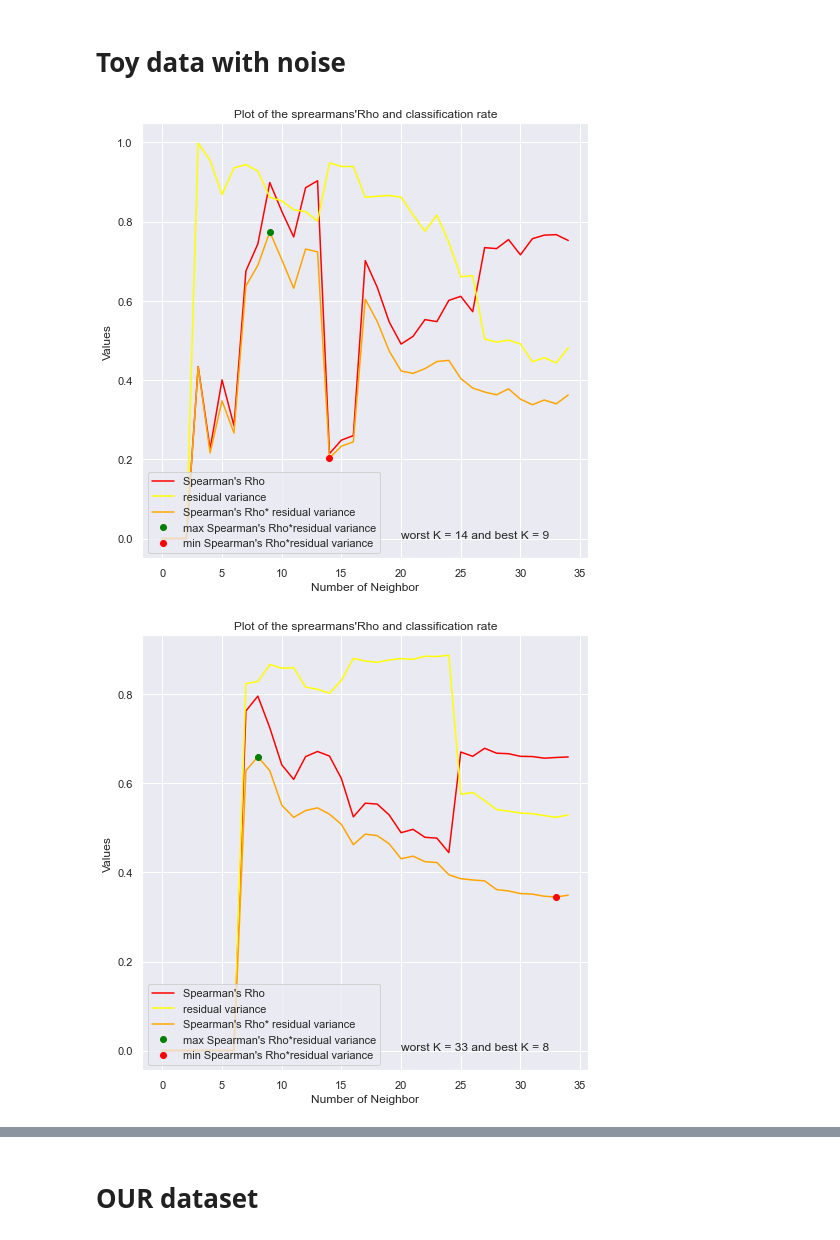
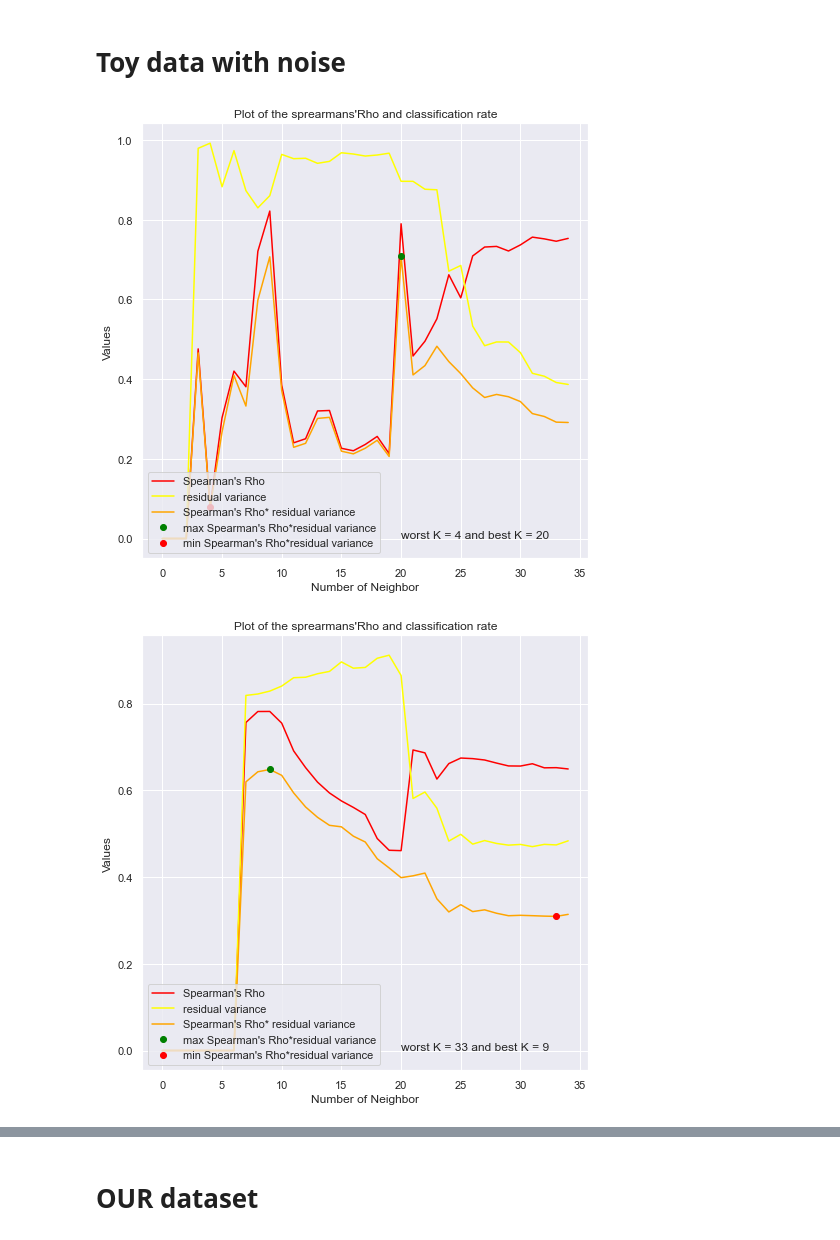
Before and after one commit to bonato47/LLE-Projet, a Jupyter notebook: LLE_HLLE_Tristan_Victor.ipynb, the cells around one changed output, grey strips where cells are left out. Cells and saved outputs as stored; diff of their text form; code cells hidden in the pictures.

Commit message:
bigger noise

```diff
--- a/LLE_HLLE_Tristan_Victor.ipynb
+++ b/LLE_HLLE_Tristan_Victor.ipynb
@@ -215,12 +215,12 @@ Number of neighbor: 30
 # Toy data with noise
 # %%
 # the swiss roll
-Dataset_swissroll, color = datasets.make_swiss_roll(n_samples=1000,noise = 0.3)
+Dataset_swissroll, color = datasets.make_swiss_roll(n_samples=1000,noise = 0.4)
 Best_N_LLE,Worst_N_LLE = num_neigh(Dataset_swissroll,2, "standard")
 Best_N_HLLE,Worst_N_HLLE = num_neigh(Dataset_swissroll,2, "hessian")
 # %% [output]
-[figure, old version]
+[figure, new version]
-[figure, old version]
+[figure, new version]
 # %%
 # LLE
 
```
Also changed, not shown: parts of 2 cells of this notebook.
